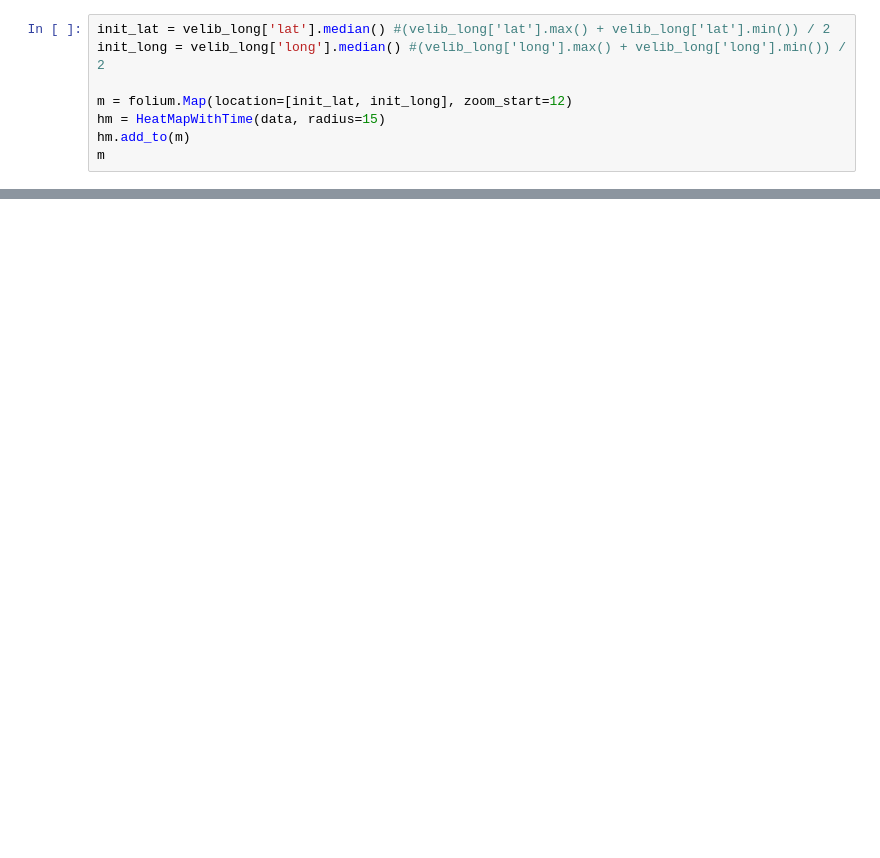
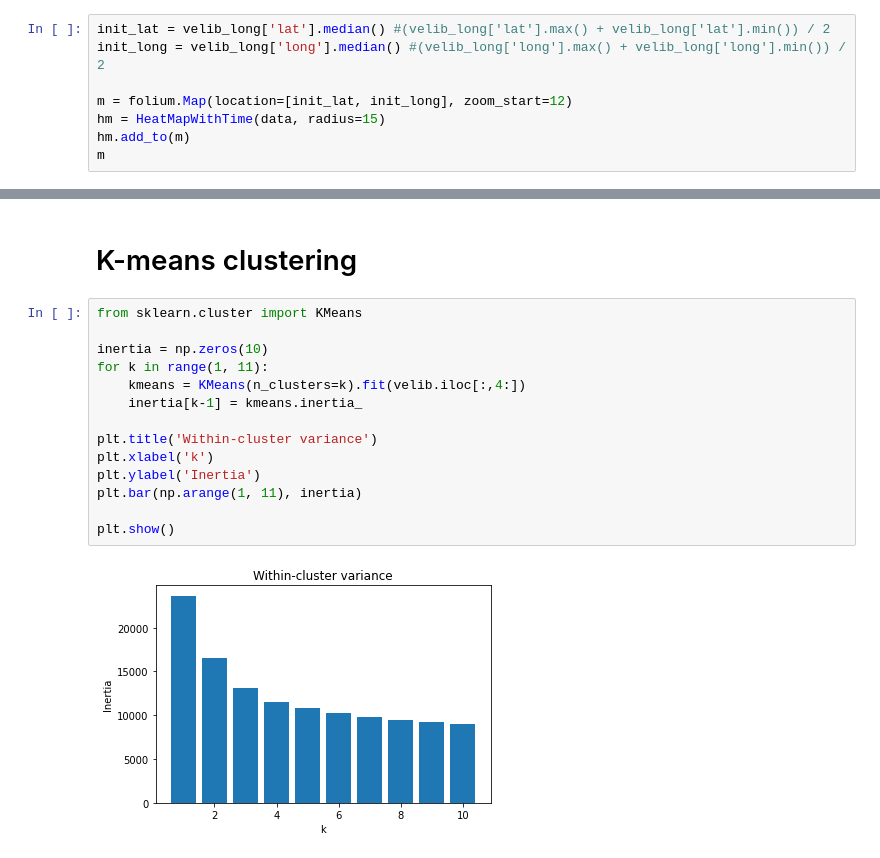
Before and after one commit to A-Stangeland/velibProject, a Jupyter notebook: velib_analysis_py.ipynb, the cells around one changed output, grey strips where cells are left out. Drawn from its saved outputs; the diff is of its cells as text; blank space fills up the shorter version.

```diff
--- a/velib_analysis_py.ipynb
+++ b/velib_analysis_py.ipynb
@@ -53,0 +115,18 @@ px.line(load_by_hour, x='hour', y='load', color='day')
+# %% [markdown]
+# K-means clustering
+# %%
+from sklearn.cluster import KMeans
+
+inertia = np.zeros(10)
+for k in range(1, 11):
+    kmeans = KMeans(n_clusters=k).fit(velib.iloc[:,4:])
+    inertia[k-1] = kmeans.inertia_
+
+plt.title('Within-cluster variance')
+plt.xlabel('k')
+plt.ylabel('Inertia')
+plt.bar(np.arange(1, 11), inertia)
+
+plt.show()
+# %% [output]
+[figure, added]
```
Also changed, not shown: parts of 8 cells of this notebook, 1 other file.
